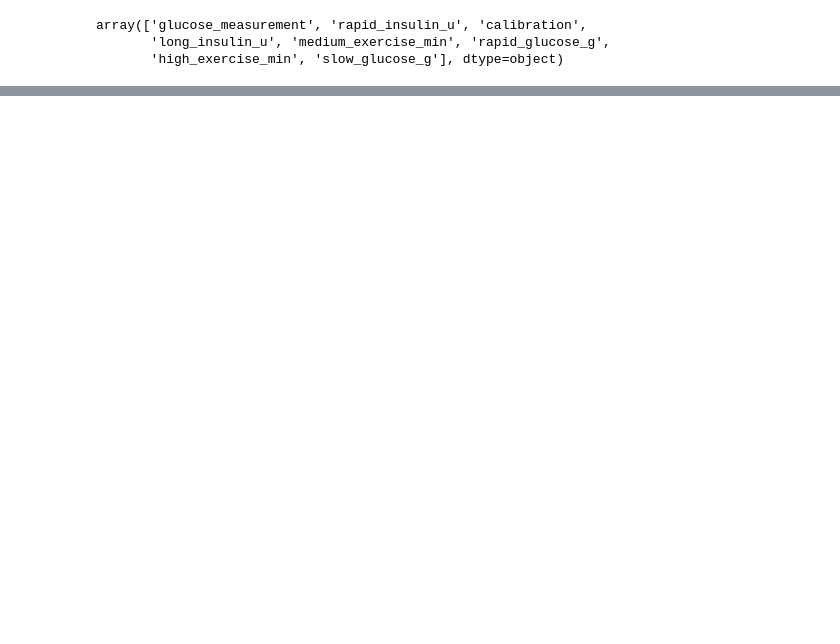
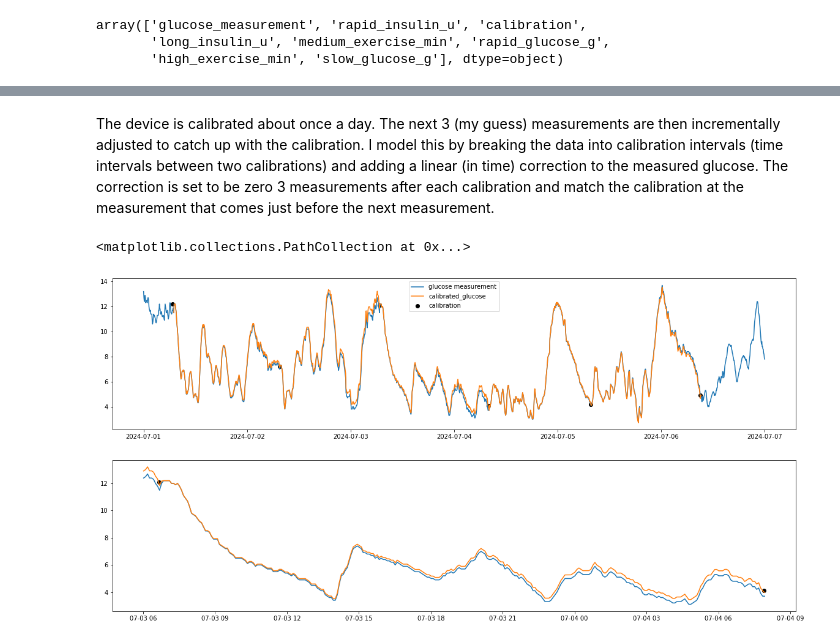
Before and after one commit to sethyvenatem/blood_sugar_fast_day, a Jupyter notebook: fast_day.ipynb, the cells around one changed output, grey strips where cells are left out. Drawn from its saved outputs; the diff is of its cells as text; code cells hidden in the pictures; blank space fills up the shorter version.

Commit message:
glucose calibration

```diff
--- a/fast_day.ipynb
+++ b/fast_day.ipynb
@@ -154,4 +156,51 @@ for type in ['rapid_insulin_u','long_insulin_u', 'high_exercise_min', 'medium_ex
     axs[1].scatter(data.index,[2]*len(data), label = type)
 # %% [output]
 [figure]
+# %% [markdown]
+The device is calibrated about once a day. The next 3 (my guess) measurements are then incrementally adjusted to catch up with the calibration. I model this by breaking the data into calibration intervals (time intervals between two calibrations) and adding a linear (in time) correction to the measured glucose. The correction is set to be zero 3 measurements after each calibration and match the calibration at the measurement that comes just before the next measurement.
+# %%
+# Compute a calibration factor. The 3 measurements that come just after a calibration are already adjusted, they will be adjusted with a diminishing amplitude. The glucose correction is multiplied by (2/3,1/3,0).
+all_data.loc[all_data['EventType'] == 'glucose_measurement','calibration_factor'] = 1
+for cal in all_data[all_data['EventType'] == 'calibration'].index:
+    indices = all_data.loc[(all_data['EventType'] == 'glucose_measurement') & (all_data.index >= cal),'calibration_factor'].head(3).index
+    length = len(indices)
+    all_data.loc[all_data.index.isin(indices),'calibration_factor'] = np.arange(2,-length+2,-1)/3
+# %%
+# Here I computed the calibrated glucose measurement.
+zeros = all_data[(all_data['EventType'] == 'glucose_measurement') & (all_data['calibration_factor'] == 0)].index
+for ind, z in enumerate(zeros[1:]):
+    data = all_data[(all_data['EventType'] == 'glucose_measurement') & (all_data.index <= z) & (all_data.index >= zeros[ind])].copy()
+    data = pd.concat([data,pd.DataFrame([],index = all_data[(all_data['EventType'] == 'calibration') & (all_data.index <= z)  & (all_data.index >= zeros[ind])].index,columns = data.columns)]).sort_index()
+    data['Value'] = data['Value'].interpolate(method = 'time')
+    data['elapsed_time'] = (data.index-data.index[0]).total_seconds()
+    correction_slope = ((all_data.loc[(all_data['EventType'] == 'calibration') & (all_data.index <= z)  & (all_data.index >= zeros[ind]),'Value'] - data.loc[all_data[(all_data['EventType'] == 'calibration') & (all_data.index <= z)  & (all_data.index >= zeros[ind])].index,'Value'])/(z-zeros[ind]).total_seconds()).values[0]
+    data['calibration_correction'] = correction_slope*data['elapsed_time']
+    data['calibrated_glucose'] = data['Value']+data['calibration_factor']*data['calibration_correction']
+    all_data.loc[(all_data['EventType'] == 'glucose_measurement') & (all_data.index <= z) & (all_data.index >= zeros[ind]),'calibrated_glucose'] = data.loc[data.index.isin(all_data[(all_data['EventType'] == 'glucose_measurement') & (all_data.index <= z) & (all_data.index >= zeros[ind])].index),'calibrated_glucose']
+# %%
+# It looks like it's working
+fig, axs = plt.subplots(2)
+fig.set_figheight(10)
+fig.set_figwidth(20)
+
+data = all_data[all_data['EventType'] == 'glucose_measurement'].copy()
+axs[0].plot(data.index,data['Value'], label = 'glucose measurement')
+axs[0].plot(data.index,data['calibrated_glucose'], label = 'calibrated_glucose')
+
+data = all_data[all_data['EventType'] == 'calibration'].copy()
+axs[0].scatter(data.index,data['Value'], label = 'calibration', color = 'k')
+
+axs[0].legend()
+
+fast_start = datetime(2024,7,3,6)
+fast_end = datetime(2024,7,4,8)
+data = all_data[(all_data.index < fast_end) & (all_data.index > fast_start) & (all_data['EventType'] == 'glucose_measurement')].copy()
+axs[1].plot(data.index,data['Value'], label = 'glucose measurement')
+axs[1].plot(data.index,data['calibrated_glucose'], label = 'calibrated_glucose')
+
+data = all_data[(all_data.index < fast_end) & (all_data.index > fast_start) & (all_data['EventType'] == 'calibration')].copy()
+axs[1].scatter(data.index,data['Value'], label = 'calibration', color = 'k')
+# %% [output]
+<matplotlib.collections.PathCollection at 0x...>
+[figure, added]
 # %%
```
Also changed, not shown: parts of 5 cells of this notebook, 1 other file.
